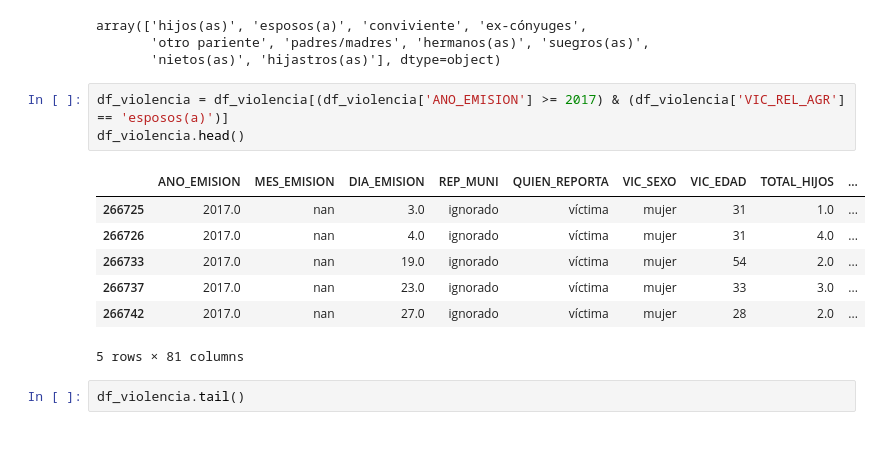
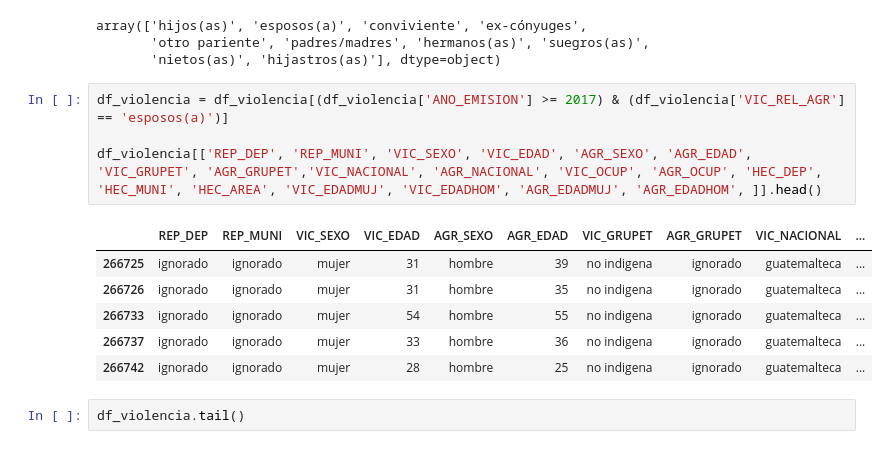
Before and after one commit to angelargd8/Proyecto3-MDD, a Jupyter notebook: remodelData.ipynb, the cells around one changed output. Drawn from its saved outputs; the diff is of its cells as text.

```diff
--- a/remodelData.ipynb
+++ b/remodelData.ipynb
@@ -569,15 +569,15 @@ array(['hijos(as)', 'esposos(a)', 'conviviente', 'ex-cónyuges',
        'nietos(as)', 'hijastros(as)'], dtype=object)
 # %%
 df_violencia = df_violencia[(df_violencia['ANO_EMISION'] >= 2017) & (df_violencia['VIC_REL_AGR'] == 'esposos(a)')]
-df_violencia.head()
+
+df_violencia[['REP_DEP', 'REP_MUNI', 'VIC_SEXO', 'VIC_EDAD', 'AGR_SEXO', 'AGR_EDAD', 'VIC_GRUPET', 'AGR_GRUPET','VIC_NACIONAL', 'AGR_NACIONAL', 'VIC_OCUP', 'AGR_OCUP', 'HEC_DEP', 'HEC_MUNI', 'HEC_AREA', 'VIC_EDADMUJ', 'VIC_EDADHOM', 'AGR_EDADMUJ', 'AGR_EDADHOM', ]].head()
 # %% [output]
-|  | ANO_EMISION | MES_EMISION | DIA_EMISION | REP_MUNI | QUIEN_REPORTA | VIC_SEXO | VIC_EDAD | TOTAL_HIJOS | ... |
-| 266725 | 2017.0 | nan | 3.0 | ignorado | víctima | mujer | 31 | 1.0 | ... |
-| 266726 | 2017.0 | nan | 4.0 | ignorado | víctima | mujer | 31 | 4.0 | ... |
-| 266733 | 2017.0 | nan | 19.0 | ignorado | víctima | mujer | 54 | 2.0 | ... |
-| 266737 | 2017.0 | nan | 23.0 | ignorado | víctima | mujer | 33 | 3.0 | ... |
-| 266742 | 2017.0 | nan | 27.0 | ignorado | víctima | mujer | 28 | 2.0 | ... |
+|  | REP_DEP | REP_MUNI | VIC_SEXO | VIC_EDAD | AGR_SEXO | AGR_EDAD | VIC_GRUPET | AGR_GRUPET | VIC_NACIONAL | ... |
+| 266725 | ignorado | ignorado | mujer | 31 | hombre | 39 | no indigena | ignorado | guatemalteca | ... |
+| 266726 | ignorado | ignorado | mujer | 31 | hombre | 35 | no indigena | ignorado | guatemalteca | ... |
+| 266733 | ignorado | ignorado | mujer | 54 | hombre | 55 | no indigena | ignorado | guatemalteca | ... |
+| 266737 | ignorado | ignorado | mujer | 33 | hombre | 36 | no indigena | ignorado | guatemalteca | ... |
+| 266742 | ignorado | ignorado | mujer | 28 | hombre | 25 | no indigena | ignorado | guatemalteca | ... |
-5 rows × 81 columns
 # %%
 df_violencia.tail()
 # %% [output]
```
Also changed, not shown: parts of 2 cells of this notebook.
